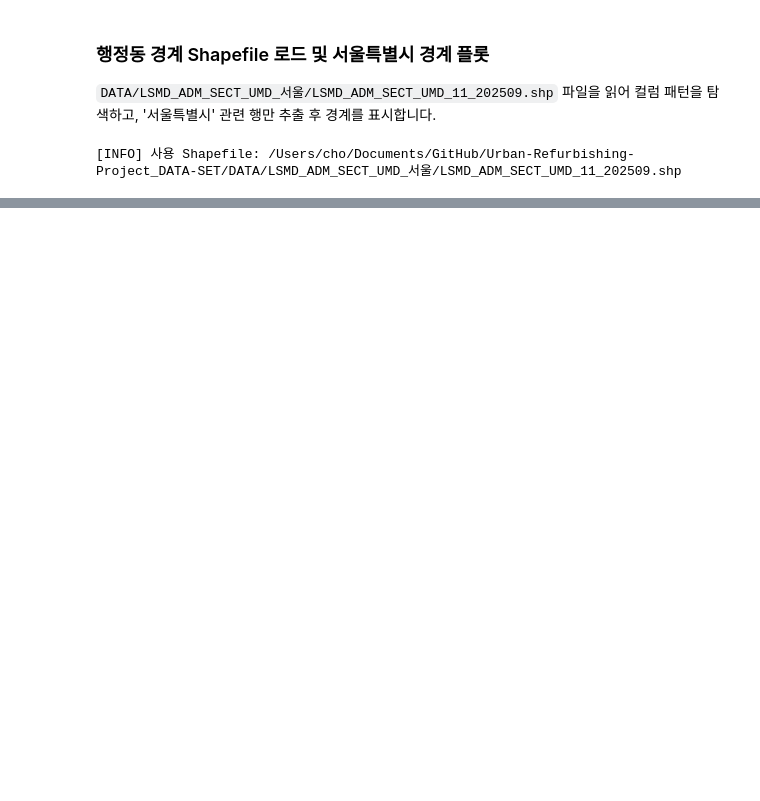
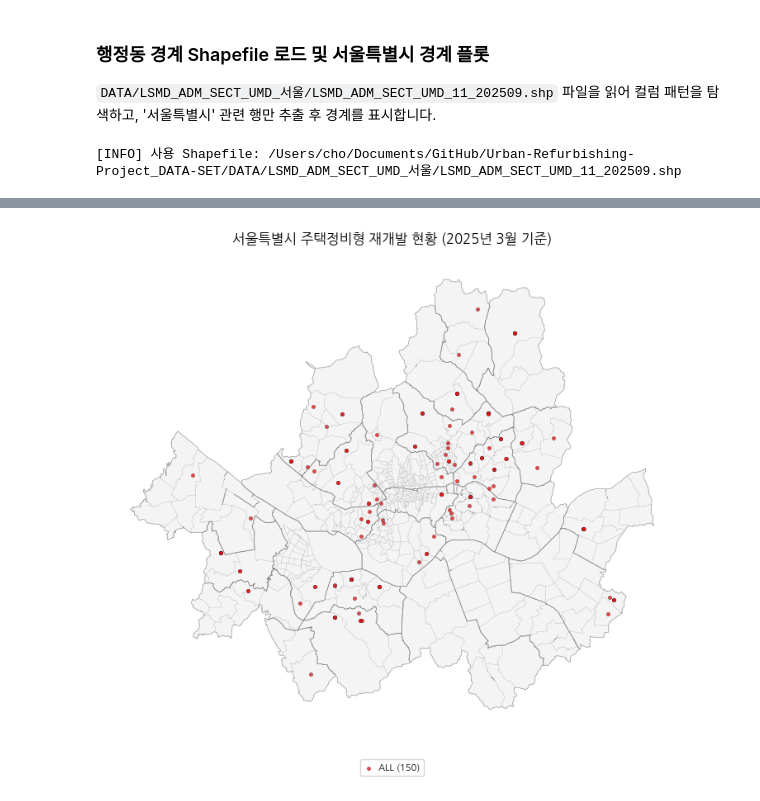
Before and after one commit to Cho-Woojin/Urban-Refurbishing-Project_DATA-SET, a Jupyter notebook: notebooks/geocoded_points_visualization.ipynb, the cells around one changed output, grey strips where cells are left out. Cells and saved outputs as stored; diff of their text form; code cells hidden in the pictures; blank space fills up the shorter version.

```diff
--- a/notebooks/geocoded_points_visualization.ipynb
+++ b/notebooks/geocoded_points_visualization.ipynb
@@ -157,0 +451,20 @@ SyntaxError: invalid syntax (110176379.py, line 5)
+# %%
+# 행정동(EMD) 단위에서 시군구(SGG) 경계(outline) 강조 플롯
+gdf_work = gdf_ok.copy()
+
+# 1. 시군구 구분 컬럼 확인
+sgg_col = 'COL_ADM_SE'
+
+# 2. 시군구 경계(Dissolve) 생성
+gdf_sgg = (
+    gdf_work[[sgg_col, 'geometry']]
+    .dissolve(by=sgg_col, as_index=True)  # 시군구 단위 병합
+)
+
+# 3. 인덱스를 컬럼으로 복구 및 geometry 정리
+gdf_sgg = gdf_sgg.reset_index()
+invalid_sgg = ~gdf_sgg.geometry.is_valid
+if invalid_sgg.any():
+    gdf_sgg.loc[invalid_sgg, 'geometry'] = gdf_sgg.loc[invalid_sgg, 'geometry'].buffer(0)
+
+print(f'[SGG] 시군구 경계 생성 완료: {len(gdf_sgg)}개')
@@ -157,0 +542,62 @@ SyntaxError: invalid syntax (110176379.py, line 5)
+# %%
+
+# 사전 조건 검사
+for var in ['gdf_sgg','gdf_ok','geo_pts']:
+    if var not in globals():
+        raise RuntimeError(f'{var} 변수가 없습니다. 상단 셀들을 순서대로 실행하세요.')
+
+
+palette = plt.cm.tab20
+color_map = {c: palette(i % 20) for i, c in enumerate(order)}
+
+fig, ax = plt.subplots(figsize=(9, 9))
+
+# 1) 시군구 면 (연한 채움 + 진한 외곽)
+gdf_sgg.plot(ax=ax, facecolor='#e0e0e0', edgecolor='black', linewidth=0.5, alpha=0.35)
+
+# 2) 행정동 경계 (투명 채움, 얇은 회색선)
+gdf_ok.plot(ax=ax, facecolor='none', edgecolor="#9A9A9A", linewidth=0.2, alpha=0.5)
+
+# 3) 포인트 (카테고리 색상 커스텀 팔레트 적용)
+custom_colors = [
+    '#e41a1c','#377eb8','#4daf4a','#984ea3','#ff7f00',
+    '#ffff33','#a65628','#f781bf','#999999',
+    '#66c2a5','#fc8d62','#8da0cb','#e78ac3'
+]
+color_map = {c: custom_colors[i % len(custom_colors)] for i, c in enumerate(order)}
+
+for c in order:
+    mask = (cats == c)
+    pts_sub = geo_pts[mask]
+    ax.scatter(
+        pts_sub.geometry.x,
+        pts_sub.geometry.y,
+        s=10,
+        c=color_map[c],
+        alpha=0.8,
+        marker='o',
+        edgecolors='black',
+        linewidths=0.2,
+        zorder=3,
+        label=f'{c} ({len(pts_sub)})'
+    )
+
+ax.set_title('서울특별시 주택정비형 재개발 현황 (2025년 3월 기준)', pad=12)
+ax.set_axis_off()
+
+leg = ax.legend(
+    loc='upper center',
+    bbox_to_anchor=(0.5, -0.05),
+    fontsize=8,
+    handlelength=1,
+    columnspacing=0.8,
+    handletextpad=0.6,
+    labelspacing=0.4
+)
+if leg.get_title():
+    leg.get_title().set_fontsize(9)
+
+plt.subplots_adjust(bottom=0.12)
+plt.show()
+# %% [output]
+[figure, added]
```
Also changed, not shown: parts of 18 cells of this notebook, 4 other files.
